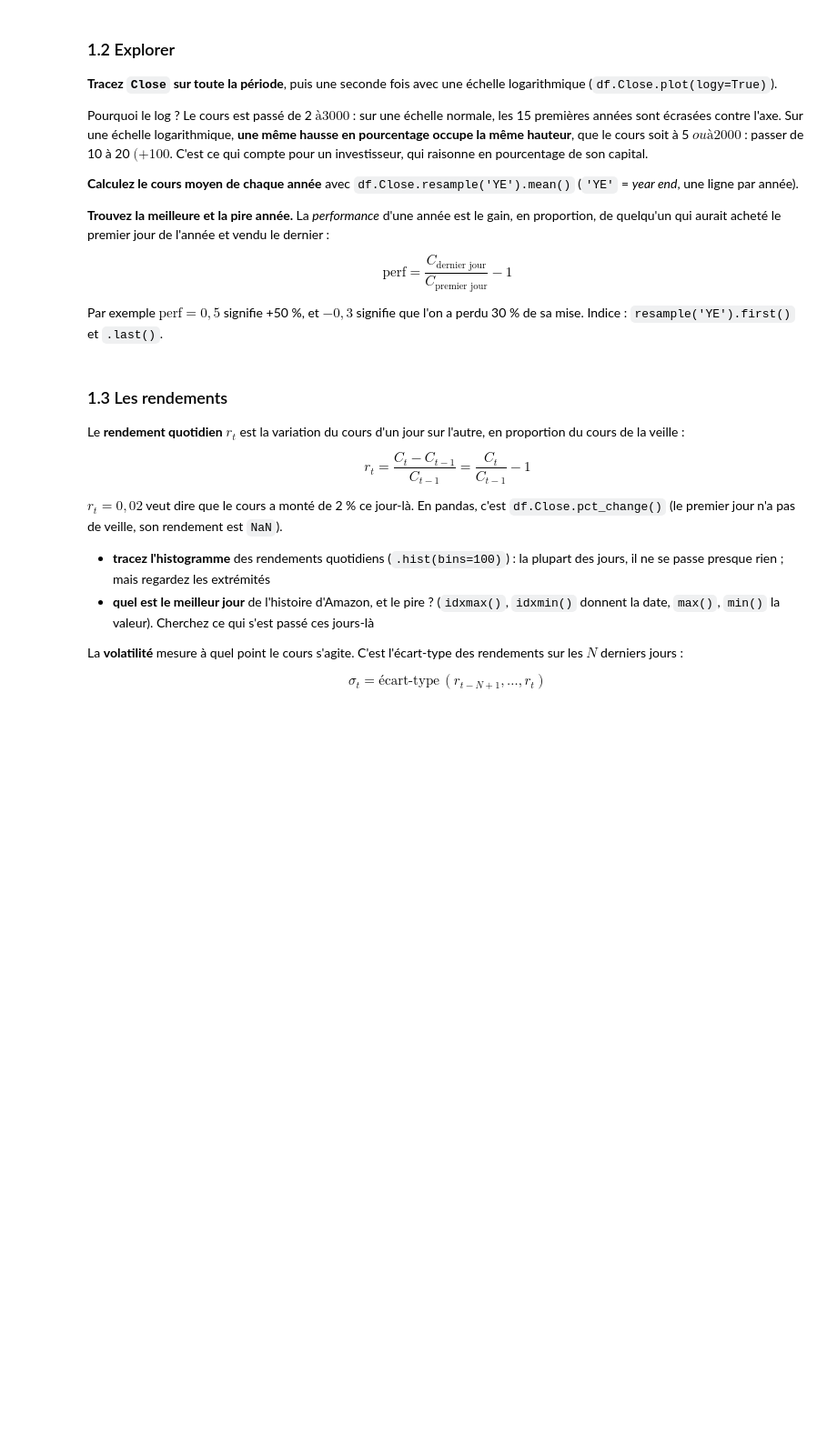
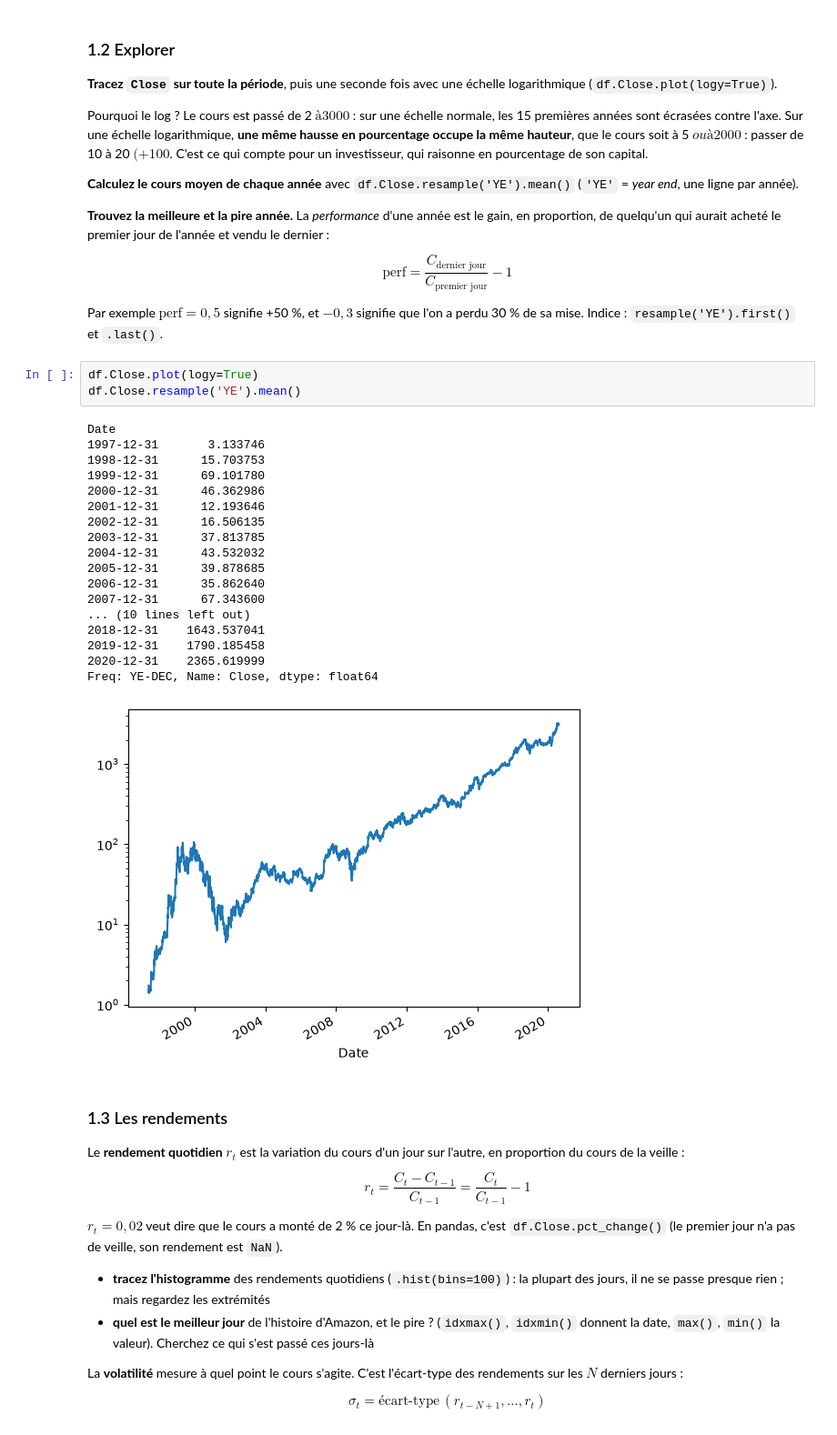
Before and after one commit to maxime-fourel/projet-trading-pandas, a Jupyter notebook: Groupe-4.ipynb, the cells around one changed output. Shown at 91% size. Saved outputs shown, nothing was run; the diff lists cells and outputs as text; blank space fills up the shorter version.

```diff
--- a/Groupe-4.ipynb
+++ b/Groupe-4.ipynb
@@ -125,6 +125,28 @@ $$\text{perf} = \frac{C_{\text{dernier jour}}}{C_{\text{premier jour}}} - 1$$
 
 Par exemple $\text{perf} = 0{,}5$ signifie +50 %, et $-0{,}3$ signifie que l'on a perdu 30 % de sa mise.
 Indice : `resample('YE').first()` et `.last()`.
+# %%
+df.Close.plot(logy=True)
+df.Close.resample('YE').mean()
+# %% [output]
+Date
+1997-12-31       3.133746
+1998-12-31      15.703753
+1999-12-31      69.101780
+2000-12-31      46.362986
+2001-12-31      12.193646
+2002-12-31      16.506135
+2003-12-31      37.813785
+2004-12-31      43.532032
+2005-12-31      39.878685
+2006-12-31      35.862640
+2007-12-31      67.343600
+... (10 lines left out)
+2018-12-31    1643.537041
+2019-12-31    1790.185458
+2020-12-31    2365.619999
+Freq: YE-DEC, Name: Close, dtype: float64
+[figure, added]
 # %% [markdown]
 ### 1.3 Les rendements
 
```
Also changed, not shown: parts of 4 cells of this notebook.
